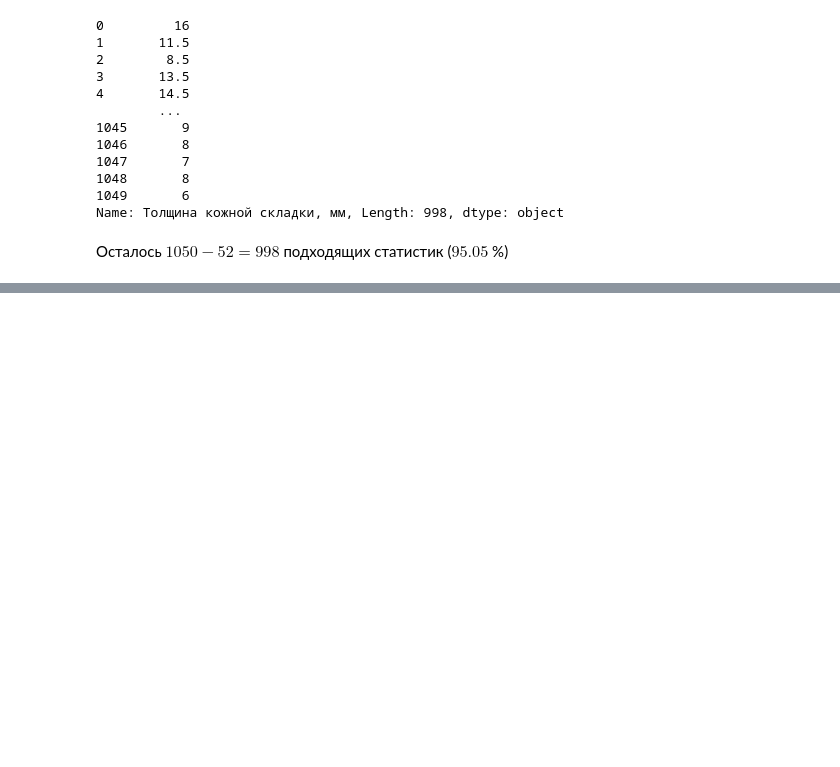
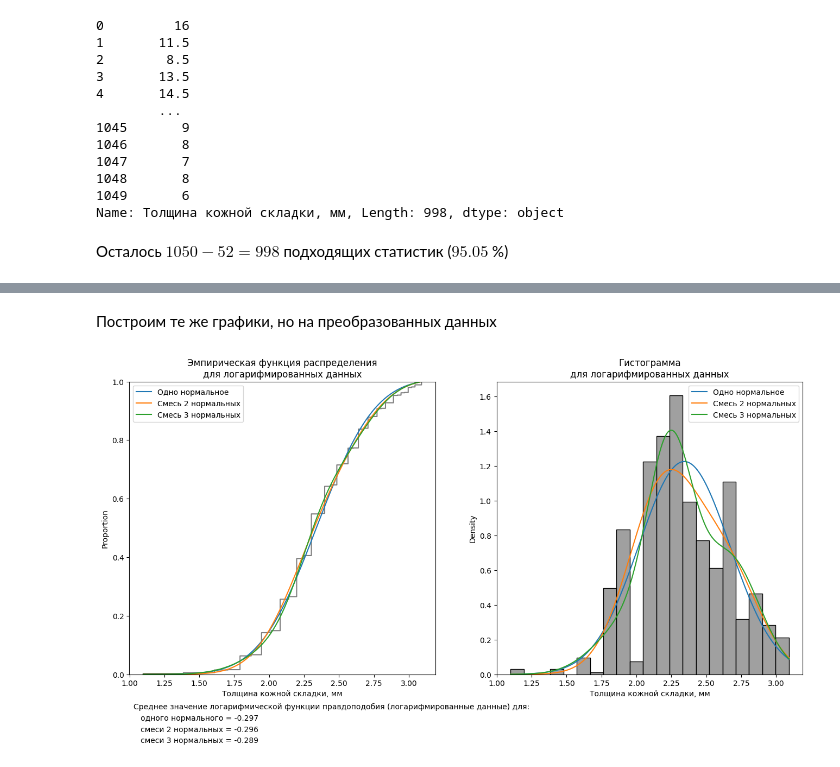
Before and after one commit to Sh0kerr/data_analysis, a Jupyter notebook: task_5/hw_5.ipynb, the cells around one changed output, grey strips where cells are left out. Saved outputs shown, nothing was run; the diff lists cells and outputs as text; code cells hidden in the pictures; blank space fills up the shorter version.

```diff
--- a/task_5/hw_5.ipynb
+++ b/task_5/hw_5.ipynb
@@ -153,0 +197,4 @@ GaussianMixture(tol=1e-06)
+# %%
+data = data.astype(float)
+data_log = np.log(data[data > 0])
+data_log
@@ -153,0 +214,62 @@ GaussianMixture(tol=1e-06)
+# %% [markdown]
+Построим те же графики, но на преобразованных данных
+# %%
+min_stat, max_stat = data_log.min(), data_log.max()
+x = np.linspace(start=min_stat, stop=max_stat, num=2000)
+
+plt.figure(figsize=(16, 7))
+
+plt.subplot(1, 2, 1)
+sns.ecdfplot(data_log, color="gray").set_title(
+    "Эмпирическая функция распределения\nдля логарифмированных данных"
+)  # type: ignore
+
+plt.subplot(1, 2, 2)
+sns.histplot(data_log, stat="density", color="gray").set_title(
+    "Гистограмма\nдля логарифмированных данных"
+)  # type: ignore
+
+plt.text(
+    x=-1.6,
+    y=-0.2,
+    s="Среднее значение логарифмической функции правдоподобия (логарифмированные данные) для: ",
+)
+
+for n_components in range(1, 4):
+    gmm = GaussianMixture(n_components)
+    gmm.fit(np.expand_dims(data_log, 1))
+
+    pdf = np.exp(gmm.score_samples(x.reshape(-1, 1)))
+    cdf = np.cumsum(pdf)
+    cdf /= cdf[-1]
+
+    label = (
+        f"Смесь {n_components} нормальных" if n_components > 1 else "Одно нормальное"
+    )
+
+    plt.subplot(1, 2, 1)
+    plt.plot(x, cdf, label=label)
+    plt.legend()
+
+    plt.subplot(1, 2, 2)
+    plt.plot(x, pdf, label=label)
+    plt.legend()
+
+    avg_log_likelihood = float(gmm.score(np.expand_dims(data_log, 1)).round(3))
+    text = (
+        f"   смеси {n_components} нормальных = "
+        if n_components > 1
+        else "   одного нормального = "
+    ) + str(avg_log_likelihood)
+
+    plt.text(
+        x=-1.6,
+        y=-0.2 - 0.065 * n_components,
+        s=str(text),
+        fontsize=10,
+        color="black",
+    )
+
+plt.show()
+# %% [output]
+[figure, added]
```
Also changed, not shown: parts of 9 cells of this notebook, 1 other file.
